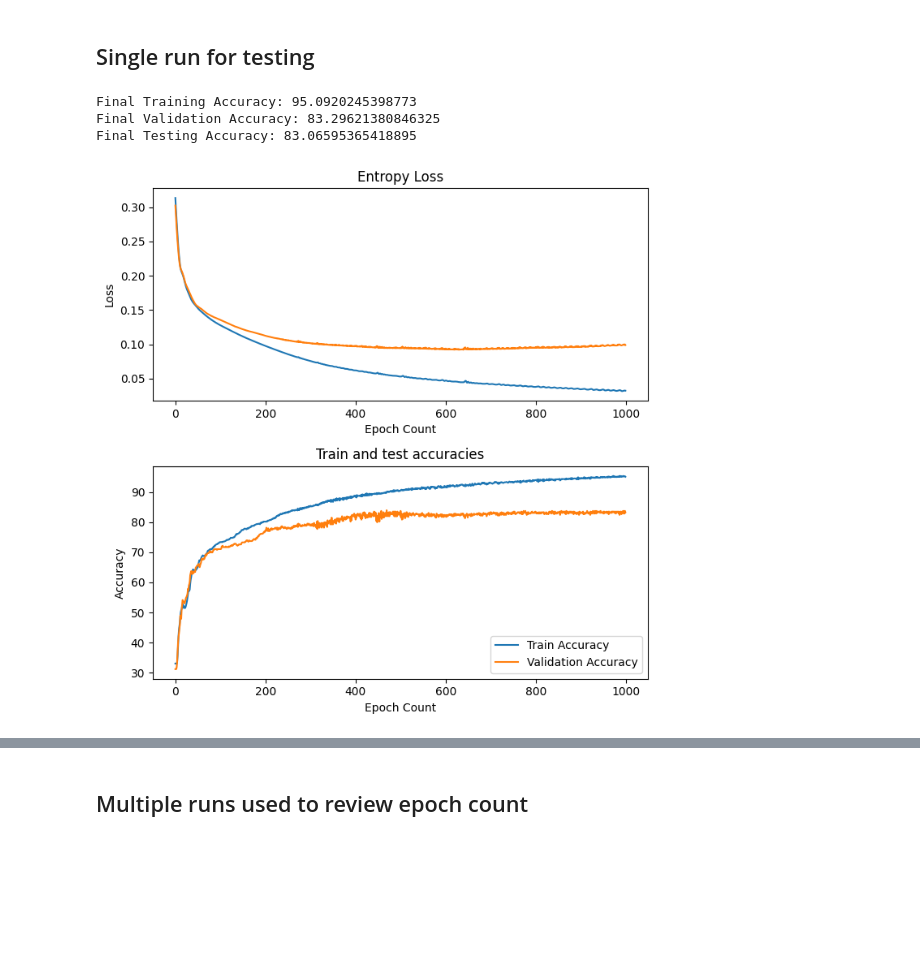
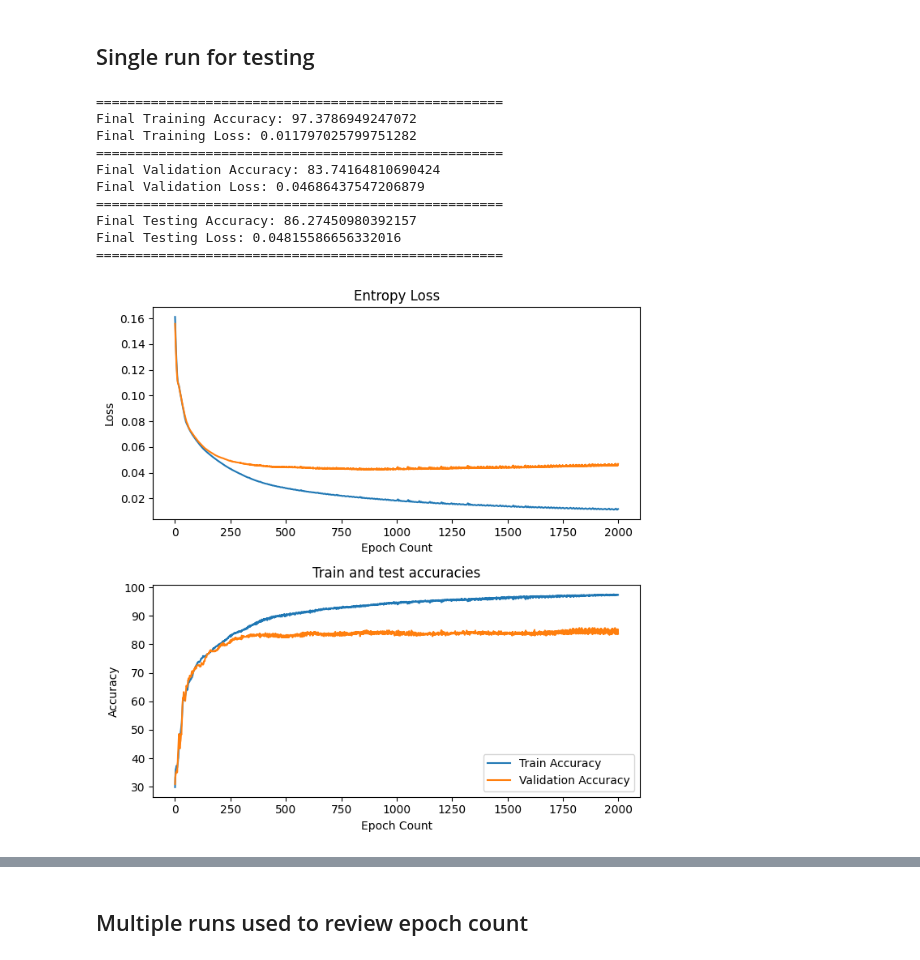
Before and after one commit to SharkmanZA/Almond-classification, a Jupyter notebook: main.ipynb, the cells around one changed output, grey strips where cells are left out. Drawn from its saved outputs; the diff is of its cells as text; code cells hidden in the pictures; blank space fills up the shorter version.

```diff
--- a/main.ipynb
+++ b/main.ipynb
@@ -258,24 +301,32 @@ class NeuralNetwork(nn.Module):
 # %%
 with open('main.ipynb') as a:
     nb = nbformat.read(a, as_version=4)
 
 # Run data preprocessing code-block to get new data
-get_ipython().run_cell(nb.cells[4].source)
+get_ipython().run_cell(nb.cells[7].source)
 
 network = NeuralNetwork(14,3, nn.LeakyReLU())
 learning_rate = 0.001
-epoch_count = 1000
+epoch_count = 2000
+
 hybrid_learning_combination = False
 
 if hybrid_learning_combination:
-    network.train_network(df_training_set, df_validation_set, nn.MSELoss(), [optim.Adam(network.parameters(), lr=learning_rate), optim.Rprop(network.parameters(), lr=0.01), optim.RMSprop(network.parameters(), lr=0.001)], epoch_count, learning_rate)
+    network.train_network(df_training_set, df_validation_set, nn.HuberLoss(), [optim.Adam(network.parameters(), lr=learning_rate), optim.Rprop(network.parameters(), lr=learning_rate)], epoch_count, learning_rate)
 else:
-    network.train_network(df_training_set, df_validation_set, nn.MSELoss(), optim.Adam(network.parameters(), lr=learning_rate), epoch_count, learning_rate)
+    network.train_network(df_training_set, df_validation_set, nn.HuberLoss(), optim.Adam(network.parameters(), lr=learning_rate), epoch_count, learning_rate)
 
 accuracy, loss = network.test_network(df_testing_set)
 network.display_metrics()
 # %% [output]
-Final Training Accuracy: 95.0920245398773
-Final Validation Accuracy: 83.29621380846325
-Final Testing Accuracy: 83.06595365418895
+====================================================
+Final Training Accuracy: 97.3786949247072
+Final Training Loss: 0.011797025799751282
+====================================================
+Final Validation Accuracy: 83.74164810690424
+Final Validation Loss: 0.04686437547206879
+====================================================
+Final Testing Accuracy: 86.27450980392157
+Final Testing Loss: 0.04815586656332016
+====================================================
-[figure, old version]
+[figure, new version]
```
Also changed, not shown: parts of 9 cells of this notebook, 2 other files.
